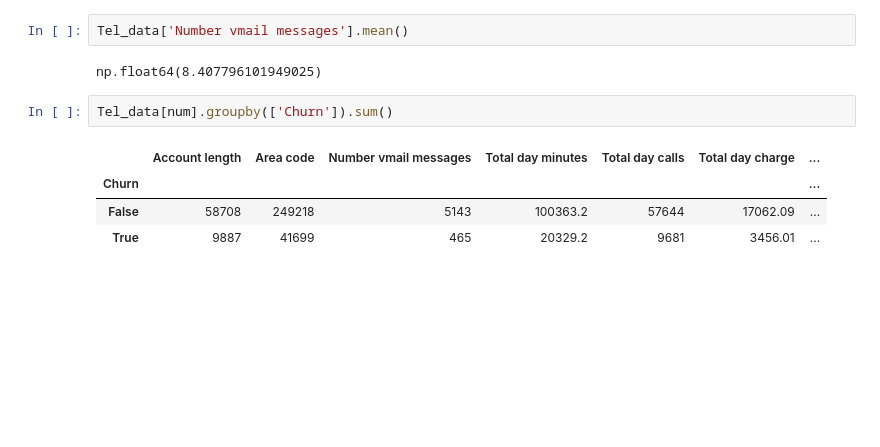
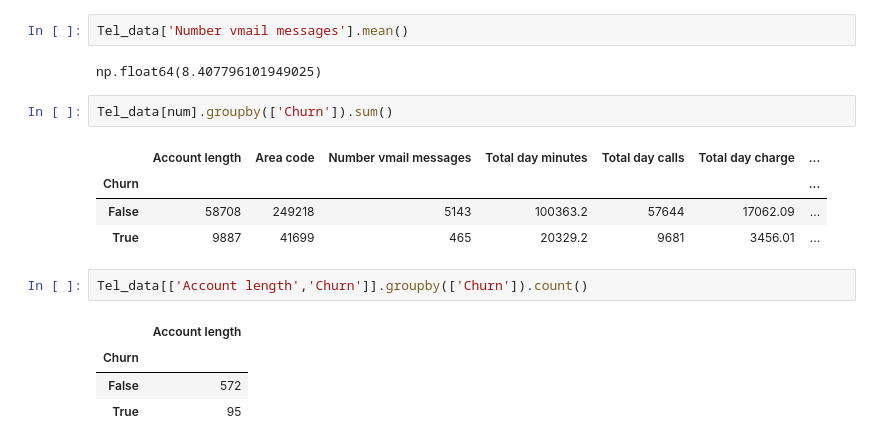
Before and after one commit to NikitaaArora/Ineuron, a Jupyter notebook: EDA/file.ipynb, the cells around one changed output. Saved outputs shown, nothing was run; the diff lists cells and outputs as text; blank space fills up the shorter version.

```diff
--- a/EDA/file.ipynb
+++ b/EDA/file.ipynb
@@ -406,3 +406,10 @@ Tel_data[num].groupby(['Churn']).sum()
 | Churn |  |  |  |  |  |  | ... |
 | False | 58708 | 249218 | 5143 | 100363.2 | 57644 | 17062.09 | ... |
 | True | 9887 | 41699 | 465 | 20329.2 | 9681 | 3456.01 | ... |
+# %%
+Tel_data[['Account length','Churn']].groupby(['Churn']).count()
+# %% [output]
+|  | Account length |
+| Churn |  |
+| False | 572 |
+| True | 95 |
```
